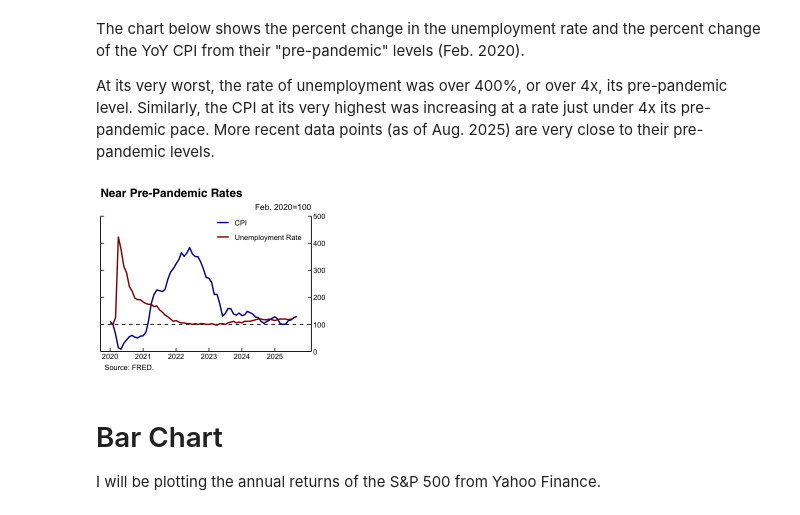
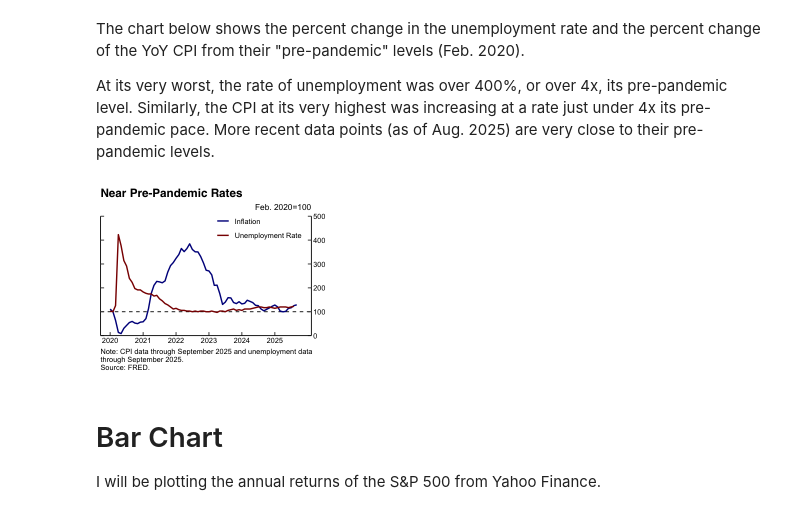
Before and after one commit to maha4028/economic-charting, a Jupyter notebook: generate_plots.ipynb, the cells around one changed output. Cells and saved outputs as stored; diff of their text form; code cells hidden in the pictures.

```diff
--- a/generate_plots.ipynb
+++ b/generate_plots.ipynb
@@ -466,36 +466,42 @@ geom_line(aes(x = date, y = value, color=name), linewidth=0.8) +
     date_labels = "%Y",
     breaks = seq.Date(from = start_date, to = end_date, by = x_step),
     limits = c(start_date, end_date)
     ) +
   scale_y_continuous(
     position = "right",
     sec.axis = dup_axis(labels = NULL),
     breaks = seq(0, 500, by = 100),
     limits = c(0, 500),
     expand = c(0, 0)
     ) +
     scale_color_manual(
       NULL,
       values = c("CPIAUCSL" = "darkblue", "UNRATE" = "darkred"),
-      labels = c("CPIAUCSL" = "CPI", "UNRATE" = "Unemployment Rate")
+      labels = c("CPIAUCSL" = "Inflation", "UNRATE" = "Unemployment Rate")
     ) +
     xlab(NULL) + ylab(NULL) +
-  labs(title = "Near Pre-Pandemic Rates", subtitle = "Feb. 2020=100", caption = "  Source: FRED.") +
+  labs(
+    title = "Near Pre-Pandemic Rates",
+    subtitle = "Feb. 2020=100",
+    caption = paste0(
+      "Note: CPI data through ", format(max(df$date), "%B %Y"), " and unemployment data\nthrough ", format(max(na.omit(df)$date), "%B %Y"),
+       ".\nSource: FRED.")
+    ) +
   theme_classic() +
   theme(
     plot.title = element_text(family = "Helvetica", face = "bold", size = 14),
     plot.subtitle = element_text(hjust = 1, size = 10),
     axis.text = element_text(color = "black"),
     axis.ticks.length = unit(-0.15, "cm"),
     plot.caption = element_text(hjust = 0),
     legend.position = c(0.75, 0.9)
     )
 
 cpi_ur_indexed
 
 ggsave("plots/cpi_ur_indexed.png", plot = cpi_ur_indexed, width = 3.9, height = 3.2+(0.13*4), units = "in", dpi = 300)
 # %% [output]
-[figure, old version]
+[figure, new version]
 # %% [markdown]
 # Bar Chart
 I will be plotting the annual returns of the S&P 500 from Yahoo Finance.
```
Also changed, not shown: parts of 1 cell of this notebook, 3 other files.
